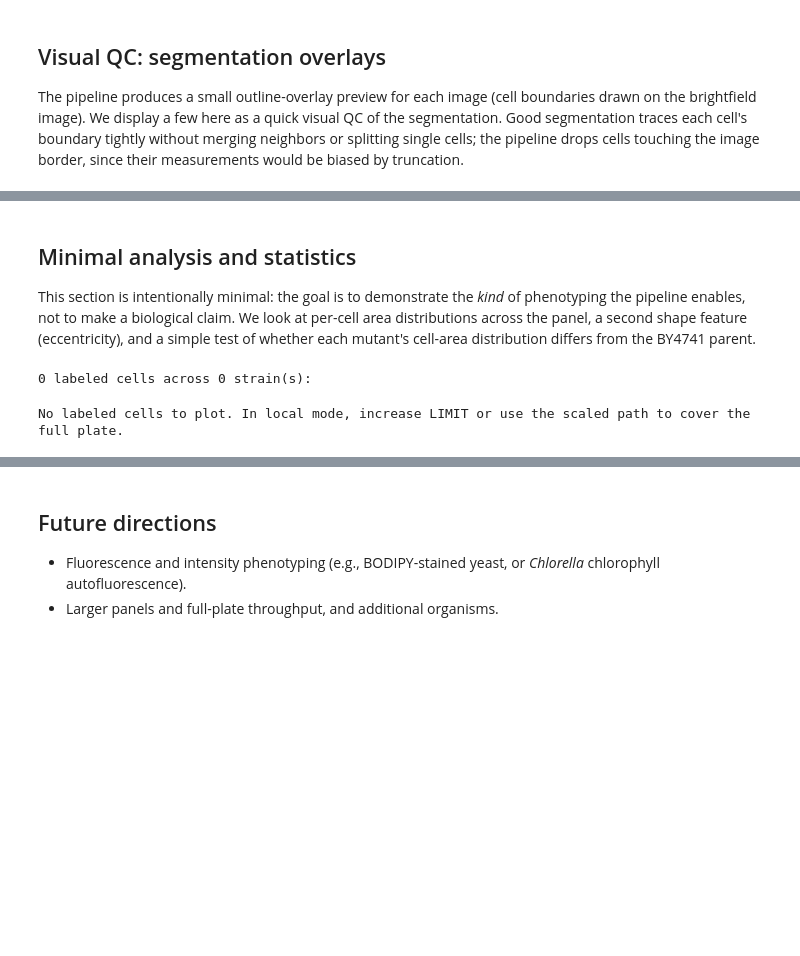
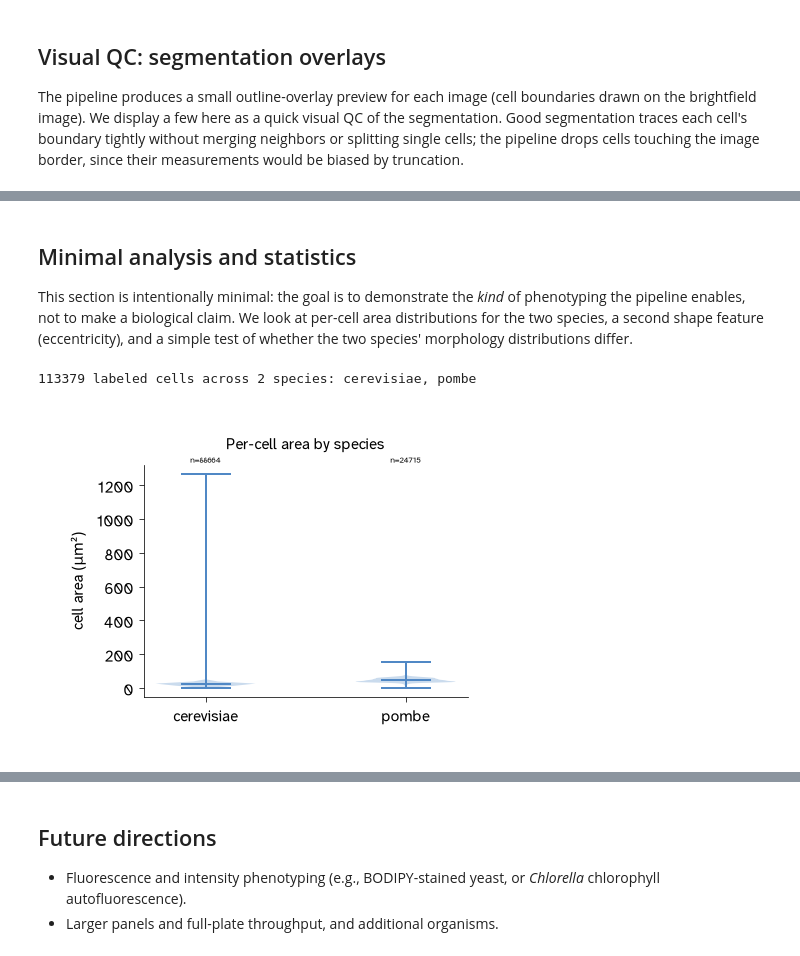
Before and after one commit to Arcadia-Science/cloud-scaled-cell-phenotyping, a Jupyter notebook: index.ipynb, the cells around one changed output, grey strips where cells are left out. Drawn from its saved outputs; the diff is of its cells as text; code cells hidden in the pictures; blank space fills up the shorter version.

```diff
--- a/index.ipynb
+++ b/index.ipynb
@@ -183,48 +197,50 @@ Warning: 8633 cell(s) had no strain match; check well_from_name vs. your filenam
 # %% [markdown]
 ## Minimal analysis and statistics
 
-This section is intentionally minimal: the goal is to demonstrate the *kind* of phenotyping the pipeline enables, not to make a biological claim. We look at per-cell area distributions across the panel, a second shape feature (eccentricity), and a simple test of whether each mutant's cell-area distribution differs from the BY4741 parent.
+This section is intentionally minimal: the goal is to demonstrate the *kind* of phenotyping the pipeline enables, not to make a biological claim. We look at per-cell area distributions for the two species, a second shape feature (eccentricity), and a simple test of whether the two species' morphology distributions differ.
 # %%
+import arcadia_pycolor as apc
 import matplotlib.pyplot as plt
 
-try:
-    import arcadia_pycolor as apc
+apc.mpl.setup()
 
-    apc.mpl.setup()
-except Exception:
-    pass
-
-PARENT = "by4741"
+GROUP_COL = "species"
+REFERENCE = "cerevisiae"  # reference group the other species is compared against
 area_col = "area_um2" if "area_um2" in labeled.columns else "area"
 area_label = "cell area (µm²)" if area_col == "area_um2" else "cell area (px)"
 
-analysis_df = labeled.dropna(subset=["strain", area_col])
-present = list(analysis_df["strain"].unique())
-strains = ([PARENT] if PARENT in present else []) + sorted(s for s in present if s != PARENT)
+analysis_df = labeled.dropna(subset=[GROUP_COL, area_col])
+present = list(analysis_df[GROUP_COL].unique())
+groups = ([REFERENCE] if REFERENCE in present else []) + sorted(
+    g for g in present if g != REFERENCE
+)
 
-print(f"{len(analysis_df)} labeled cells across {len(strains)} strain(s): {', '.join(strains)}")
+print(f"{len(analysis_df)} labeled cells across {len(groups)} species: {', '.join(groups)}")
 # %% [output]
-0 labeled cells across 0 strain(s):
+113379 labeled cells across 2 species: cerevisiae, pombe
 # %%
-# Per-cell area distribution by strain.
-data = [analysis_df.loc[analysis_df["strain"] == s, area_col].to_numpy() for s in strains]
+# Per-cell area distribution by species.
+data = [analysis_df.loc[analysis_df[GROUP_COL] == g, area_col].to_numpy() for g in groups]
 
-if not data:
+if len(groups) < 2:
     print(
-        "No labeled cells to plot. In local mode, increase LIMIT or use the scaled path to cover the full plate."
+        "Fewer than two species present. In local mode, raise LIMIT (or use the scaled path) "
+        "so the sampled images span both cerevisiae and pombe wells."
     )
+elif not data:
+    print("No labeled cells to plot.")
 else:
-    fig, ax = plt.subplots(figsize=(9, 4.5))
+    fig, ax = plt.subplots(figsize=(6, 4.5))
     ax.violinplot(data, showmedians=True)
-    ax.set_xticks(range(1, len(strains) + 1))
-    ax.set_xticklabels(strains, rotation=45, ha="right")
+    ax.set_xticks(range(1, len(groups) + 1))
+    ax.set_xticklabels(groups, rotation=0, ha="center")
     ax.set_ylabel(area_label)
-    ax.set_title("Per-cell area by strain")
+    ax.set_title("Per-cell area by species")
     y_top = ax.get_ylim()[1]
     for i, values in enumerate(data, start=1):
         ax.text(i, y_top, f"n={len(values)}", ha="center", va="bottom", fontsize=8)
     plt.tight_layout()
     plt.show()
 # %% [output]
-No labeled cells to plot. In local mode, increase LIMIT or use the scaled path to cover the full plate.
+[figure, added]
 # %%
```
Also changed, not shown: parts of 13 cells of this notebook, 6 other files.
